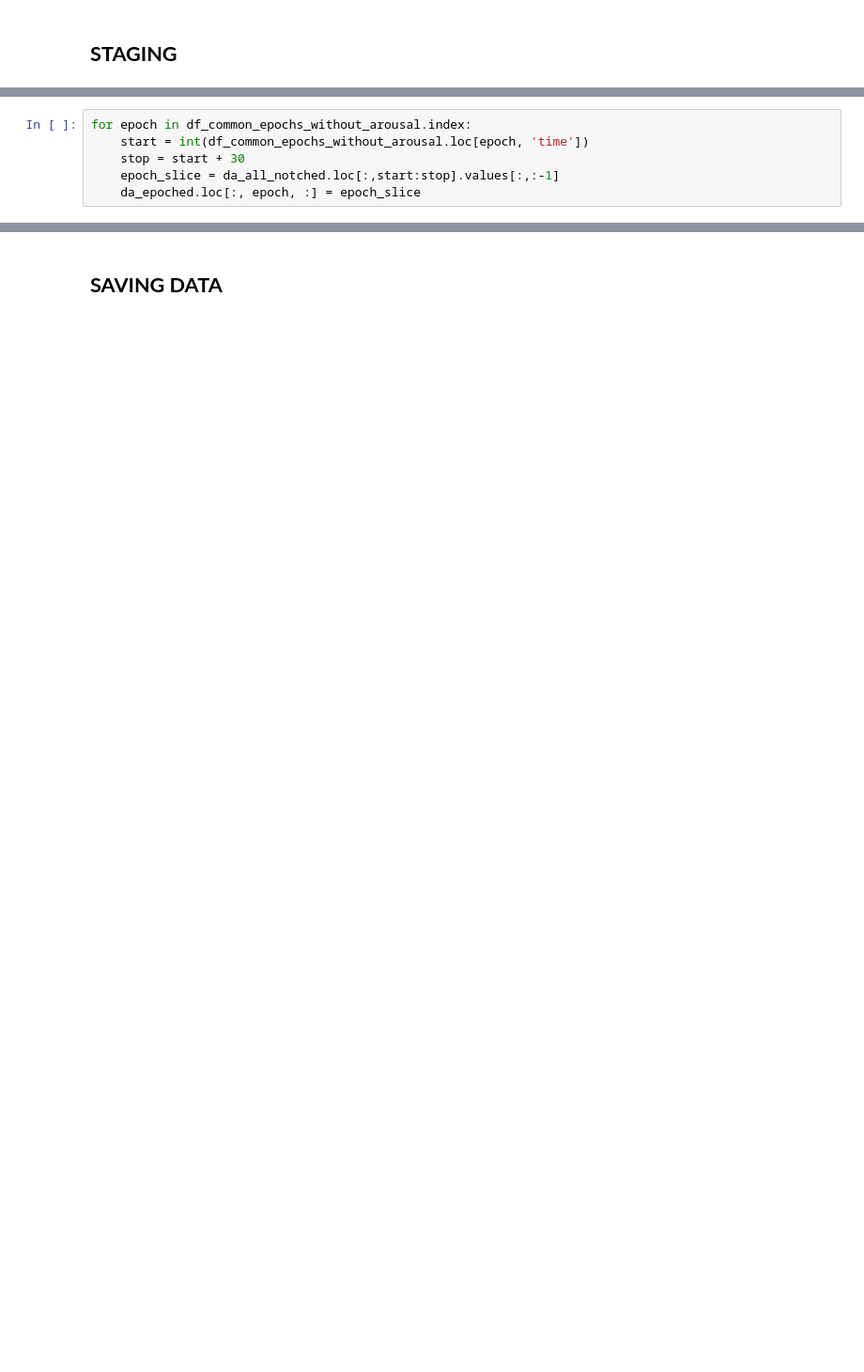
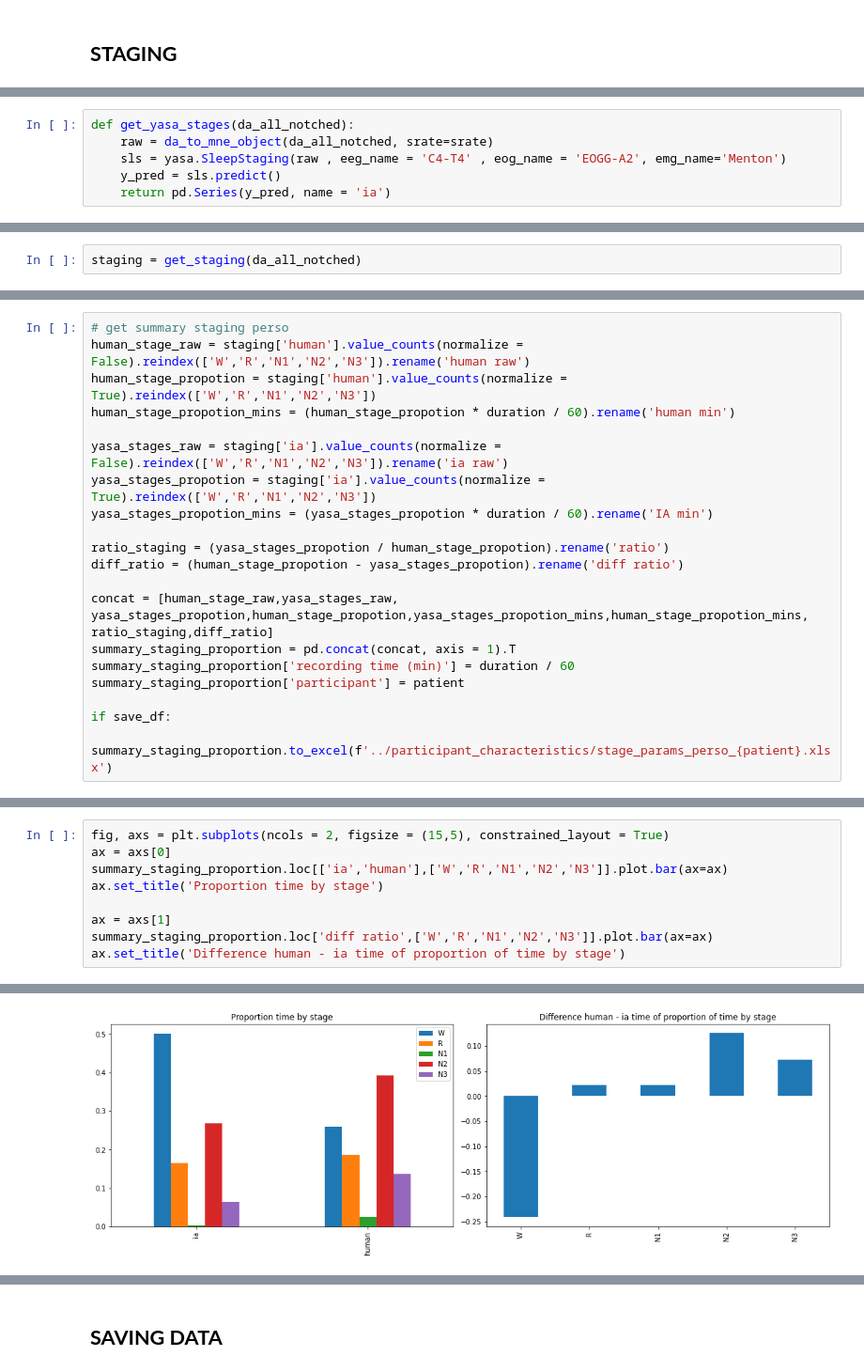
Before and after one commit to ValentinGhibaudo/Sleep_EEG_Respi, a Jupyter notebook: raw_to_da_and_staging.ipynb, the cells around one changed output, grey strips where cells are left out. Shown at 94% size. Saved outputs shown, nothing was run; the diff lists cells and outputs as text; blank space fills up the shorter version.

```diff
--- a/raw_to_da_and_staging.ipynb
+++ b/raw_to_da_and_staging.ipynb
@@ -426,6 +257,0 @@ da_epoched = gt.init_da({'chan':da_all_notched.coords['chan'].values, 'epoch':df
-# %%
-for epoch in df_common_epochs_without_arousal.index:
-    start = int(df_common_epochs_without_arousal.loc[epoch, 'time'])
-    stop = start + 30
-    epoch_slice = da_all_notched.loc[:,start:stop].values[:,:-1]
-    da_epoched.loc[:, epoch, :] = epoch_slice
@@ -518,0 +308,6 @@ da_all_stages.loc['N2',['EOGDt','EOGDt-A1'],30:50].plot.line(x='time', hue='chan
+# %%
+def get_yasa_stages(da_all_notched):
+    raw = da_to_mne_object(da_all_notched, srate=srate)
+    sls = yasa.SleepStaging(raw , eeg_name = 'C4-T4' , eog_name = 'EOGG-A2', emg_name='Menton')
+    y_pred = sls.predict()
+    return pd.Series(y_pred, name = 'ia')
@@ -518,0 +337,2 @@ da_all_stages.loc['N2',['EOGDt','EOGDt-A1'],30:50].plot.line(x='time', hue='chan
+# %%
+staging = get_staging(da_all_notched)
@@ -518,0 +361,20 @@ da_all_stages.loc['N2',['EOGDt','EOGDt-A1'],30:50].plot.line(x='time', hue='chan
+# %%
+# get summary staging perso
+human_stage_raw = staging['human'].value_counts(normalize = False).reindex(['W','R','N1','N2','N3']).rename('human raw')
+human_stage_propotion = staging['human'].value_counts(normalize = True).reindex(['W','R','N1','N2','N3'])
+human_stage_propotion_mins = (human_stage_propotion * duration / 60).rename('human min')
+
+yasa_stages_raw = staging['ia'].value_counts(normalize = False).reindex(['W','R','N1','N2','N3']).rename('ia raw')
+yasa_stages_propotion = staging['ia'].value_counts(normalize = True).reindex(['W','R','N1','N2','N3'])
+yasa_stages_propotion_mins = (yasa_stages_propotion * duration / 60).rename('IA min')
+
+ratio_staging = (yasa_stages_propotion / human_stage_propotion).rename('ratio')
+diff_ratio = (human_stage_propotion - yasa_stages_propotion).rename('diff ratio')
+
+concat = [human_stage_raw,yasa_stages_raw, yasa_stages_propotion,human_stage_propotion,yasa_stages_propotion_mins,human_stage_propotion_mins, ratio_staging,diff_ratio]
+summary_staging_proportion = pd.concat(concat, axis = 1).T
+summary_staging_proportion['recording time (min)'] = duration / 60
+summary_staging_proportion['participant'] = patient
+
+if save_df:
+    summary_staging_proportion.to_excel(f'../participant_characteristics/stage_params_perso_{patient}.xlsx')
@@ -518,0 +465,10 @@ da_all_stages.loc['N2',['EOGDt','EOGDt-A1'],30:50].plot.line(x='time', hue='chan
+# %%
+fig, axs = plt.subplots(ncols = 2, figsize = (15,5), constrained_layout = True)
+ax = axs[0]
+summary_staging_proportion.loc[['ia','human'],['W','R','N1','N2','N3']].plot.bar(ax=ax)
+ax.set_title('Proportion time by stage')
+
+ax = axs[1]
+summary_staging_proportion.loc['diff ratio',['W','R','N1','N2','N3']].plot.bar(ax=ax)
+ax.set_title('Difference human - ia time of proportion of time by stage')
+# %% [output]
@@ -518,0 +476 @@ da_all_stages.loc['N2',['EOGDt','EOGDt-A1'],30:50].plot.line(x='time', hue='chan
+[figure, added]
```
Also changed, not shown: parts of 84 cells of this notebook, 10 other files.
